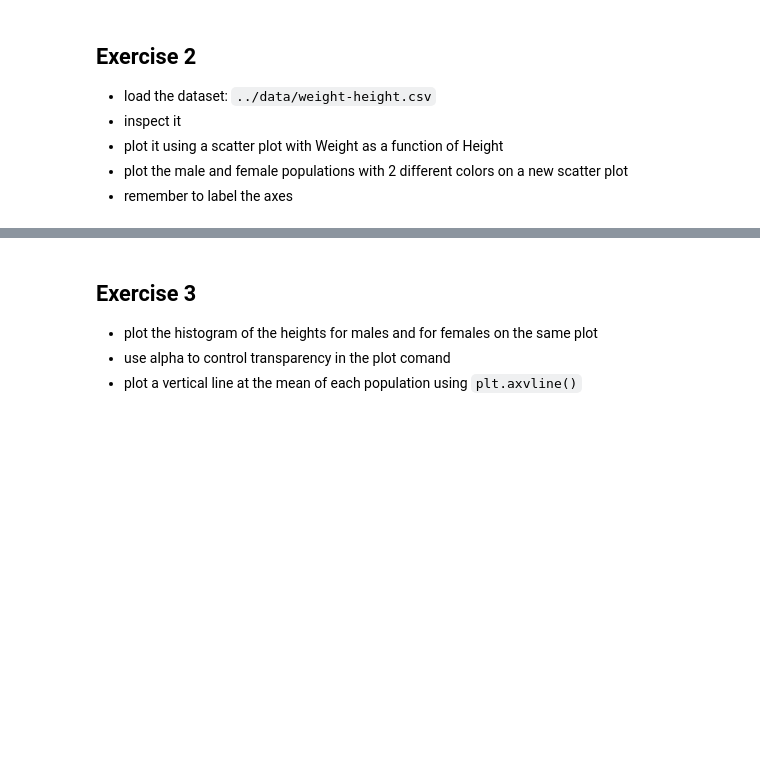
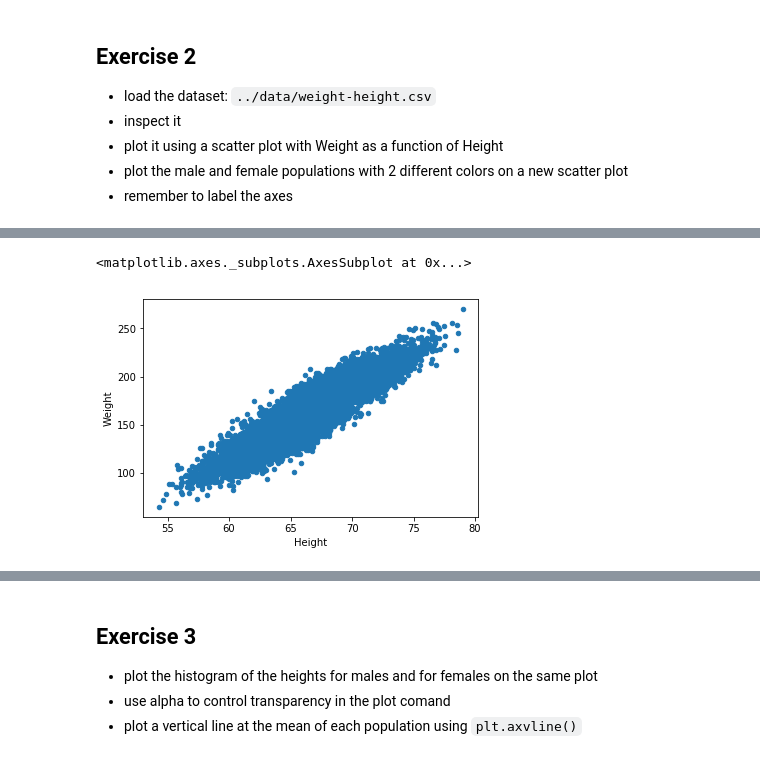
Before and after one commit to YasirHabib/Deep-Learning, a Jupyter notebook: solutions/2 Data Solutions.ipynb, the cells around one changed output, grey strips where cells are left out. Saved outputs shown, nothing was run; the diff lists cells and outputs as text; code cells hidden in the pictures; blank space fills up the shorter version.

```diff
--- a/solutions/2 Data Solutions.ipynb
+++ b/solutions/2 Data Solutions.ipynb
@@ -111,3 +111,8 @@ df.plot.hist(alpha=0.8)
 - plot it using a scatter plot with Weight as a function of Height
 - plot the male and female populations with 2 different colors on a new scatter plot
 - remember to label the axes
+# %%
+import pandas as pd
+
+df = pd.read_csv('../data/weight-height.csv')
+df.info()
@@ -113,0 +163,5 @@ df.plot.hist(alpha=0.8)
+# %%
+df.plot.scatter('Height', 'Weight')
+# %% [output]
+<matplotlib.axes._subplots.AxesSubplot at 0x...>
+[figure, added]
```
Also changed, not shown: parts of 4 cells of this notebook.
